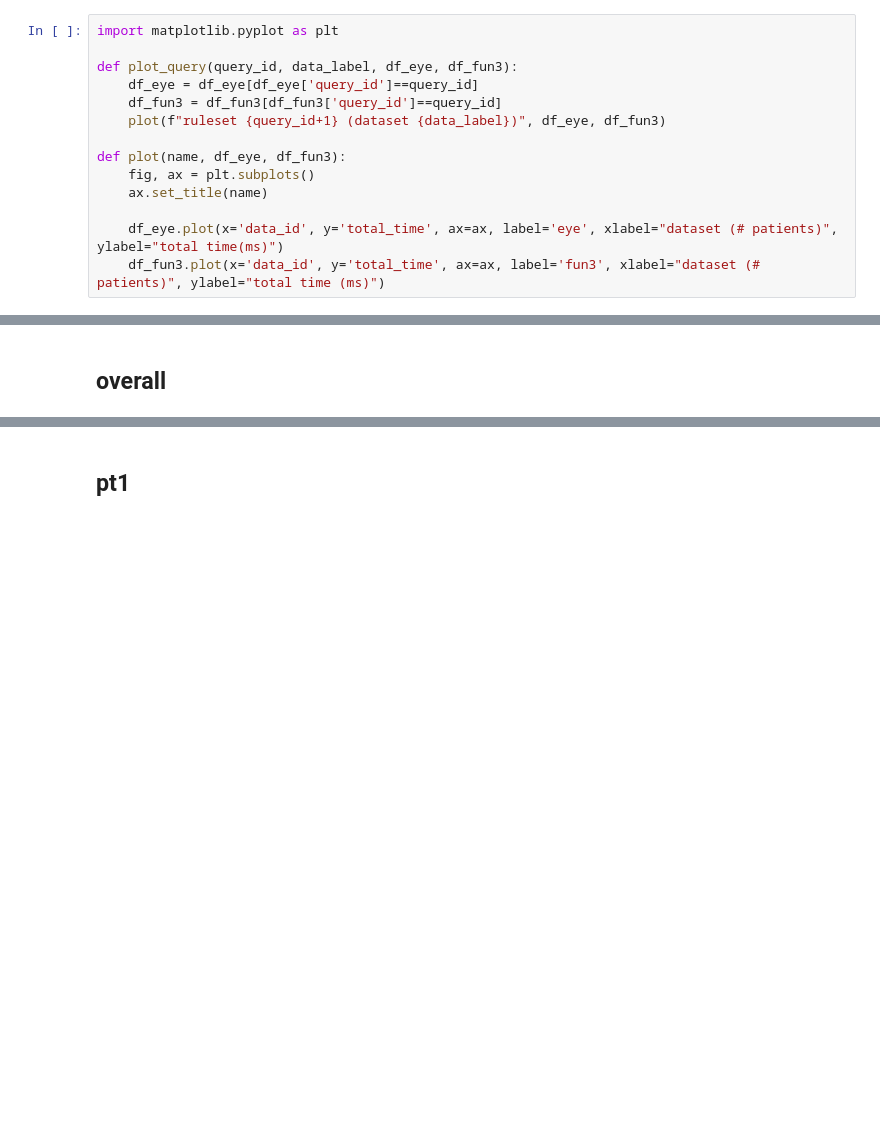
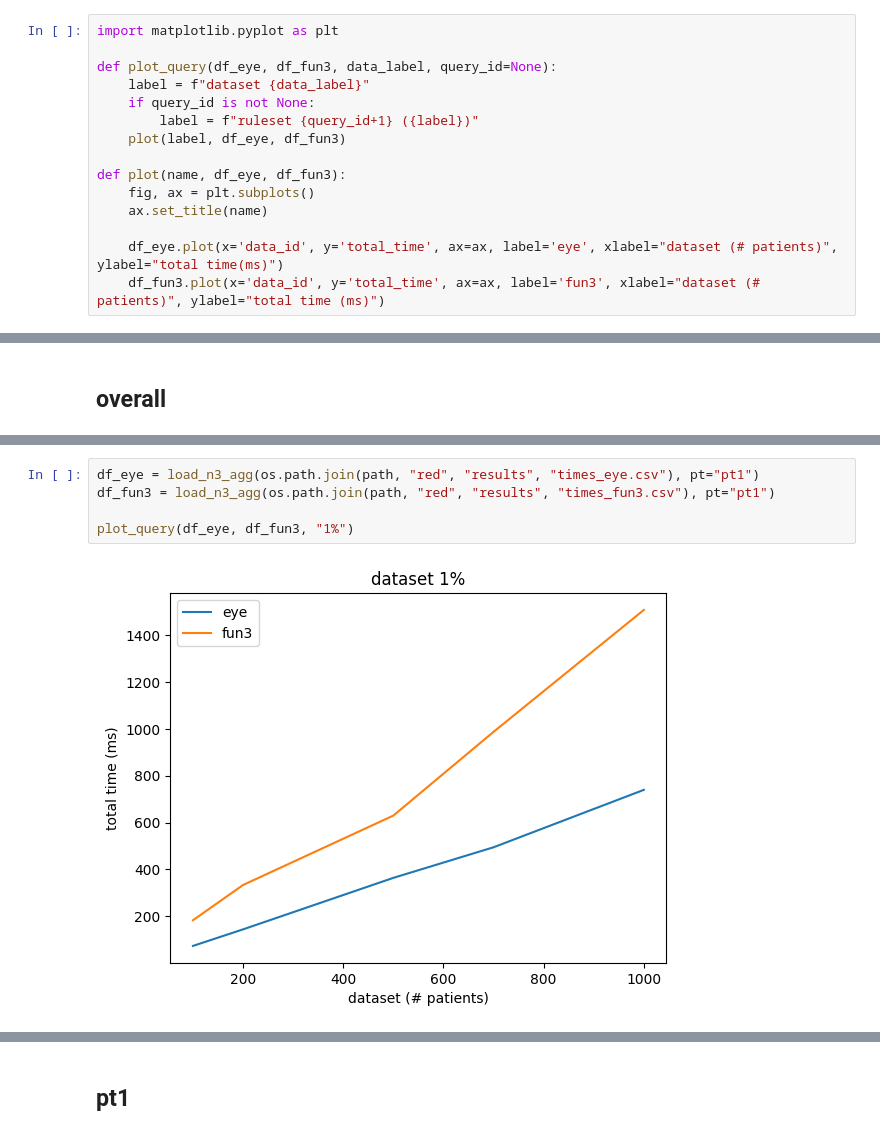
Before and after one commit to william-vw/fun3, a Jupyter notebook: python/tests-bench/zika/exp.ipynb, the cells around one changed output, grey strips where cells are left out. Cells and saved outputs as stored; diff of their text form; blank space fills up the shorter version.

```diff
--- a/python/tests-bench/zika/exp.ipynb
+++ b/python/tests-bench/zika/exp.ipynb
@@ -191,10 +137,11 @@ from exp import load_n3_times, load_n3_agg
 # %%
 import matplotlib.pyplot as plt
 
-def plot_query(query_id, data_label, df_eye, df_fun3):
-    df_eye = df_eye[df_eye['query_id']==query_id]
-    df_fun3 = df_fun3[df_fun3['query_id']==query_id]
-    plot(f"ruleset {query_id+1} (dataset {data_label})", df_eye, df_fun3)
+def plot_query(df_eye, df_fun3, data_label, query_id=None):
+    label = f"dataset {data_label}"
+    if query_id is not None:
+        label = f"ruleset {query_id+1} ({label})"
+    plot(label, df_eye, df_fun3)
 
 def plot(name, df_eye, df_fun3):
     fig, ax = plt.subplots()
@@ -228,3 +175,10 @@ avg load time: 23.0
 avg reasoning time: 952.0
 avg code gen time: 6.0
 avg total time: 975.0
+# %%
+df_eye = load_n3_agg(os.path.join(path, "red", "results", "times_eye.csv"), pt="pt1")
+df_fun3 = load_n3_agg(os.path.join(path, "red", "results", "times_fun3.csv"), pt="pt1")
+
+plot_query(df_eye, df_fun3, "1%")
+# %% [output]
+[figure, added]
```
Also changed, not shown: parts of 13 cells of this notebook, 1 other file.
